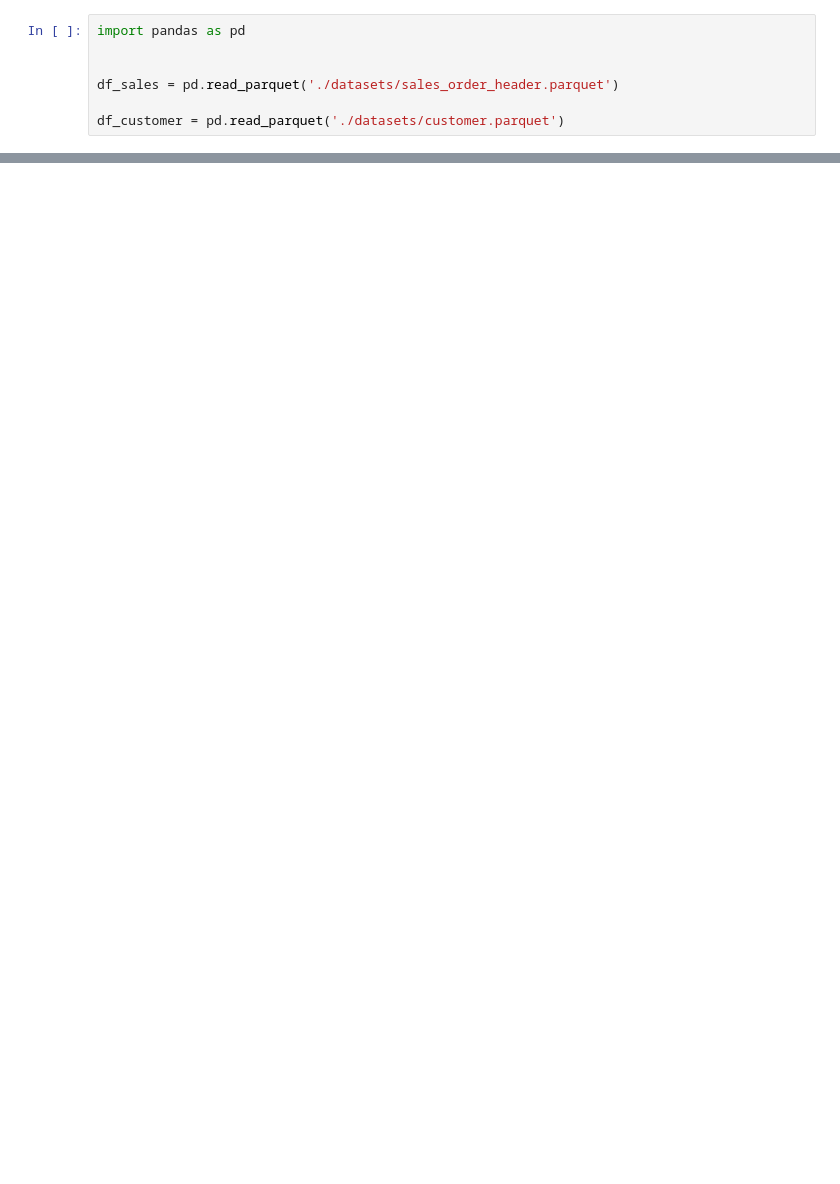
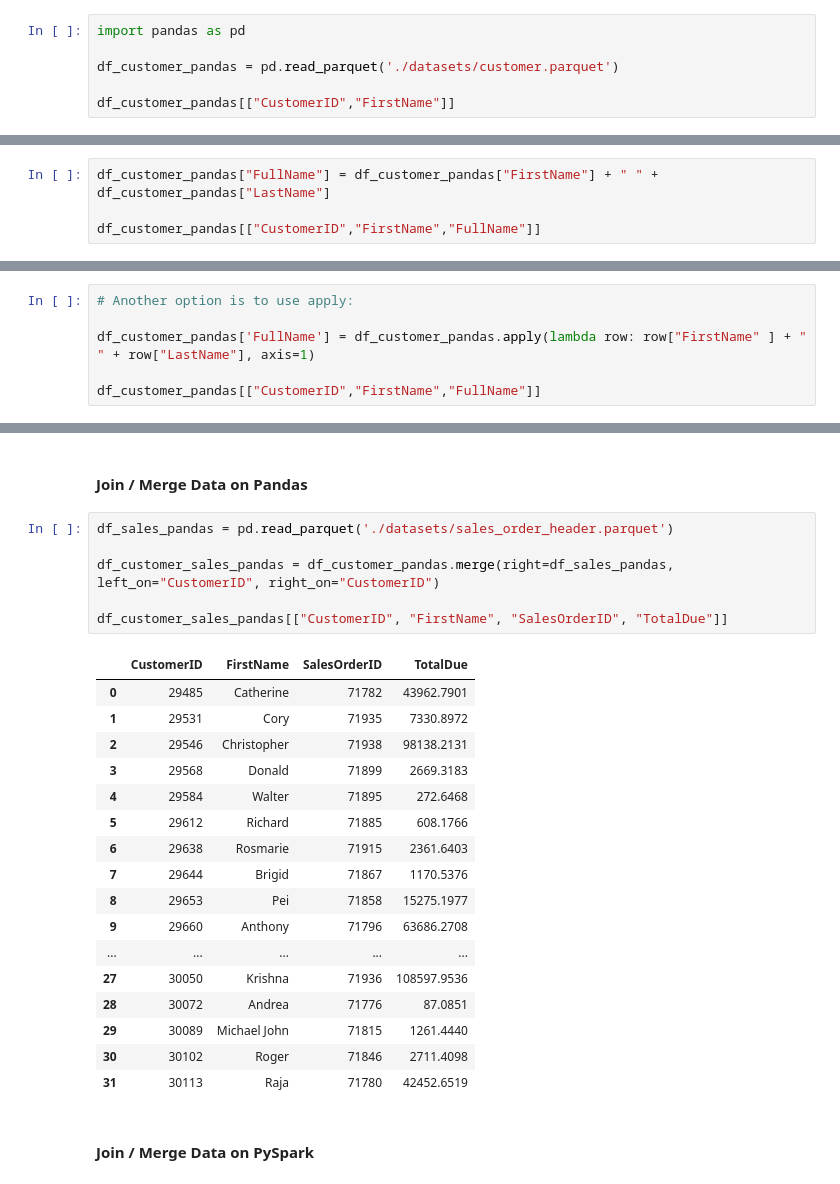
Before and after one commit to alonsoaca/pandas-spark-sql, a Jupyter notebook: aw_pandas_demo.ipynb, the cells around one changed output, grey strips where cells are left out. Saved outputs shown, nothing was run; the diff lists cells and outputs as text; blank space fills up the shorter version.

```diff
--- a/aw_pandas_demo.ipynb
+++ b/aw_pandas_demo.ipynb
@@ -1,7 +36,6 @@
 # %%
 import pandas as pd
 
+df_customer_pandas = pd.read_parquet('./datasets/customer.parquet')
 
-df_sales = pd.read_parquet('./datasets/sales_order_header.parquet')
-
-df_customer = pd.read_parquet('./datasets/customer.parquet')
+df_customer_pandas[["CustomerID","FirstName"]]
@@ -17,0 +97,4 @@ df_sales.head()
+# %%
+df_customer_pandas["FullName"] = df_customer_pandas["FirstName"] + " " + df_customer_pandas["LastName"]
+
+df_customer_pandas[["CustomerID","FirstName","FullName"]]
@@ -17,0 +115,6 @@ df_sales.head()
+# %%
+# Another option is to use apply:
+
+df_customer_pandas['FullName'] = df_customer_pandas.apply(lambda row: row["FirstName" ] + " " + row["LastName"], axis=1)
+
+df_customer_pandas[["CustomerID","FirstName","FullName"]]
@@ -17,0 +267,28 @@ df_sales.head()
+# %% [markdown]
+#### Join / Merge Data on Pandas
+# %%
+df_sales_pandas = pd.read_parquet('./datasets/sales_order_header.parquet')
+
+df_customer_sales_pandas = df_customer_pandas.merge(right=df_sales_pandas, left_on="CustomerID", right_on="CustomerID")
+
+df_customer_sales_pandas[["CustomerID", "FirstName", "SalesOrderID", "TotalDue"]]
+# %% [output]
+|  | CustomerID | FirstName | SalesOrderID | TotalDue |
+| 0 | 29485 | Catherine | 71782 | 43962.7901 |
+| 1 | 29531 | Cory | 71935 | 7330.8972 |
+| 2 | 29546 | Christopher | 71938 | 98138.2131 |
+| 3 | 29568 | Donald | 71899 | 2669.3183 |
+| 4 | 29584 | Walter | 71895 | 272.6468 |
+| 5 | 29612 | Richard | 71885 | 608.1766 |
+| 6 | 29638 | Rosmarie | 71915 | 2361.6403 |
+| 7 | 29644 | Brigid | 71867 | 1170.5376 |
+| 8 | 29653 | Pei | 71858 | 15275.1977 |
+| 9 | 29660 | Anthony | 71796 | 63686.2708 |
+| ... | ... | ... | ... | ... |
+| 27 | 30050 | Krishna | 71936 | 108597.9536 |
+| 28 | 30072 | Andrea | 71776 | 87.0851 |
+| 29 | 30089 | Michael John | 71815 | 1261.4440 |
+| 30 | 30102 | Roger | 71846 | 2711.4098 |
+| 31 | 30113 | Raja | 71780 | 42452.6519 |
+# %% [markdown]
+#### Join / Merge Data on PySpark
```
Also changed, not shown: parts of 35 cells of this notebook, 1 other file.
